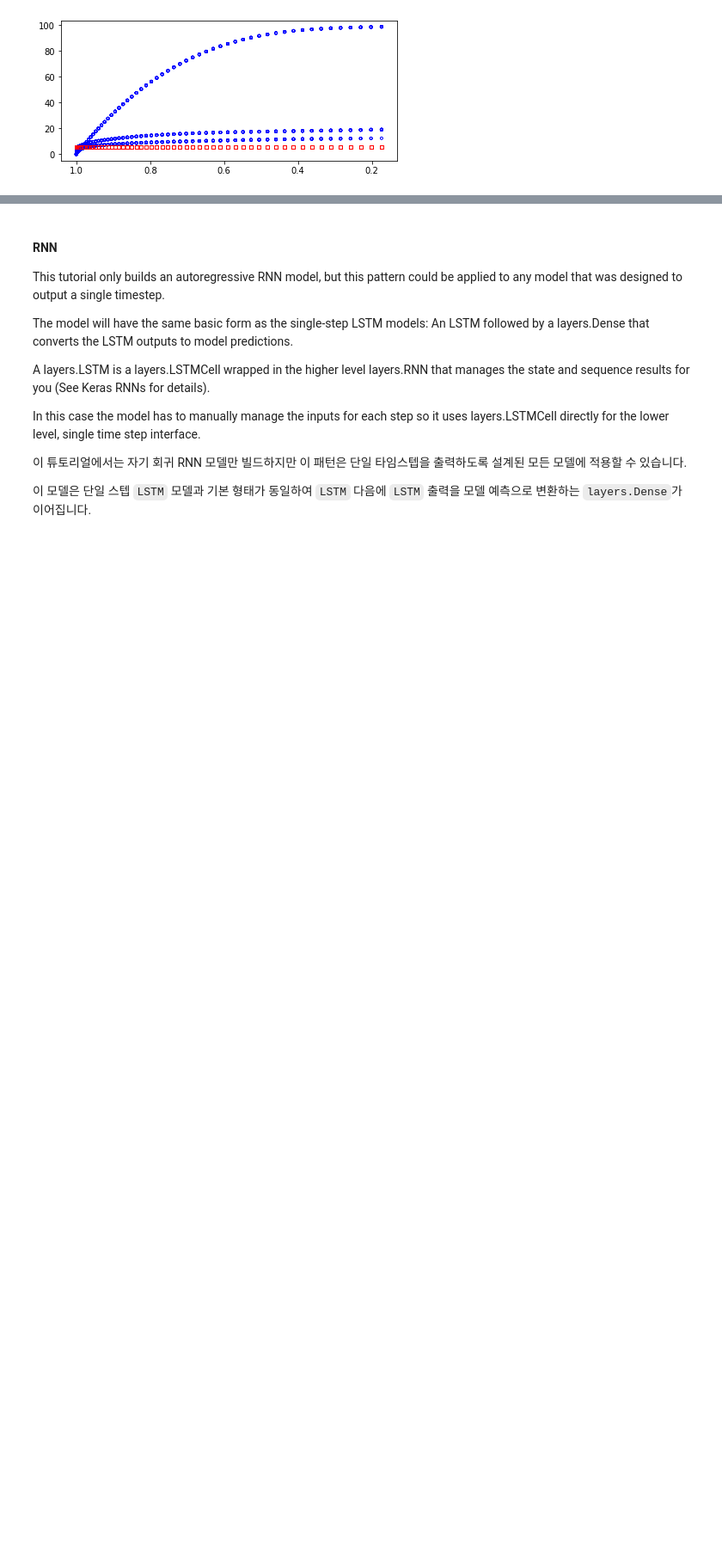
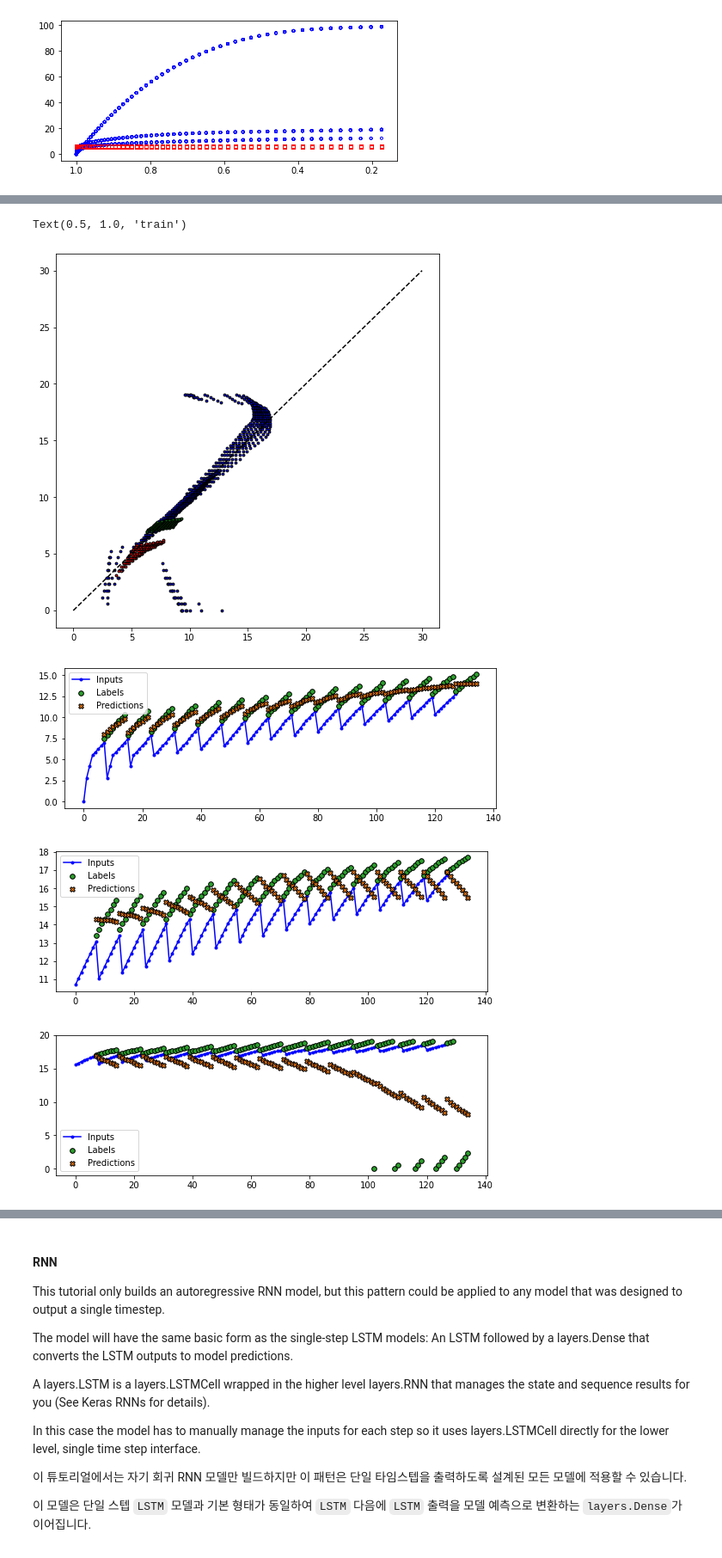
Before and after one commit to blee8/Clogging, a Jupyter notebook: 00_Procedures/flow_multistep_2.ipynb, the cells around one changed output, grey strips where cells are left out. Shown at 86% size. Cells and saved outputs as stored; diff of their text form; code cells hidden in the pictures; blank space fills up the shorter version.

```diff
--- a/00_Procedures/flow_multistep_2.ipynb
+++ b/00_Procedures/flow_multistep_2.ipynb
@@ -1125,0 +1278,11 @@ multi_window_t.plot_batch(model=multi_lstm_model,dset_name='val', n_batch=10, )
+# %%
+multi_lstm_model = tf.keras.Sequential([
+    # Shape [batch, time, features] => [batch, lstm_units]
+    # Adding more `lstm_units` just overfits more quickly.
+    tf.keras.layers.LSTM(32, return_sequences=False),
+    # Shape => [batch, out_steps*features]
+    tf.keras.layers.Dense(OUT_STEPS*num_features,
+                          kernel_initializer=tf.initializers.zeros),
+    # Shape => [batch, out_steps, features]
+    tf.keras.layers.Reshape([OUT_STEPS, num_features])
+])
@@ -1125,0 +1336,65 @@ multi_window_t.plot_batch(model=multi_lstm_model,dset_name='val', n_batch=10, )
+# %%
+#window_t.plot_batch(model, dset_name='train', n_batch=10 )
+input_indices = np.arange(wide_window_t.total_window_size*16 )[slice(0, wide_window_t.total_window_size*16 -1, None)]
+label_indices = np.arange(wide_window_t.total_window_size*16 )[slice(7, None, None)]
+
+#fig, ax5 = plt.subplots(figsize =(5,3))
+#ax5.margins(0.01)
+fig, ax3 = plt.subplots(figsize =(8,8))
+
+markers = ["X","o", "s", "D", "h"]
+colors = ["blue", "red", "green", "k",  "m", 'cyan', 'y', 'w']
+
+data = [window_t.train, window_t.val, window_t.test]
+for j, dataset in enumerate(data) :
+
+      for i, batch in enumerate(dataset) :
+            fig, ax5 = plt.subplots(figsize =(9,3))
+            inputs, labels, lab = batch
+            predictions = model(inputs)
+
+            in3 = np.array(inputs, dtype=np.float32)
+            #in3 = tf.convert_to_tensor(data, dtype=tf.float32)
+            in3 = in3.reshape(8*len(inputs),5)
+            in3 = tf.convert_to_tensor(in3, dtype=tf.float32)
+
+            la3 = np.array(labels, dtype=np.float32)
+            la3 = la3.reshape(8*len(inputs),5)
+            la3 = tf.convert_to_tensor(la3, dtype=tf.float32)
+
+            pr3 = np.array(predictions, dtype=np.float32)
+            pr3 = pr3.reshape(8*len(inputs),5)
+            pr3 = tf.convert_to_tensor(pr3, dtype=tf.float32)
+
+          #  ax5.scatter(input_indices, inputs[:, :, 1],label='Inputs', marker='.',
+            ax5.plot(input_indices[:8*len(inputs)], in3[:,1],label='Inputs', marker='.',
+                        color=colors[j], zorder=-10 )
+            ax5.scatter(label_indices[:8*len(inputs)], la3[:,1],label='Labels', marker='o',
+                    edgecolors='k', c='#2ca02c', s=32)
+            #ax5.scatter(label_indices,   predictions[:, :, 0], label='Predictions',
+            ax5.scatter(label_indices[:(8*len(inputs))],   pr3[:,1], label='Predictions',
+                          marker='X',  edgecolors='k', c='#ff7f0e', s=32)
+            ax3.scatter(predictions[:, :, 1], labels[:, :, 1],
+                        marker='.', edgecolors='k',
+                        c=colors[j], s=32)
+            ax5.legend()
+            if n_batch is not None :
+                    if n_batch <= i :
+                        break
+                    else:
+                        continue
+            else :
+                continue
+            #if i == 0:
+ax3.plot([0, 30], [0, 30], 'k--') # dashed diagonal
+#ax5.invert_xaxis()
+
+
+subplot_title = ('train')
+plt.gca().set_title(subplot_title)
+# %% [output]
+Text(0.5, 1.0, 'train')
+[figure, added]
+[figure, added]
+[figure, added]
+[figure, added]
```
Also changed, not shown: parts of 22 cells of this notebook, 2 other files.
